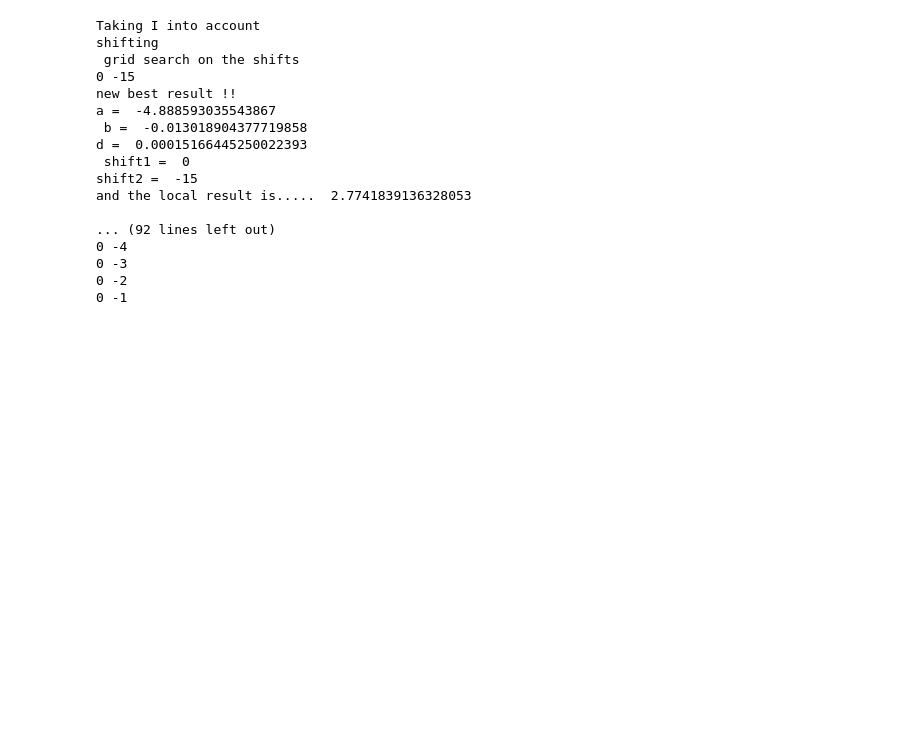
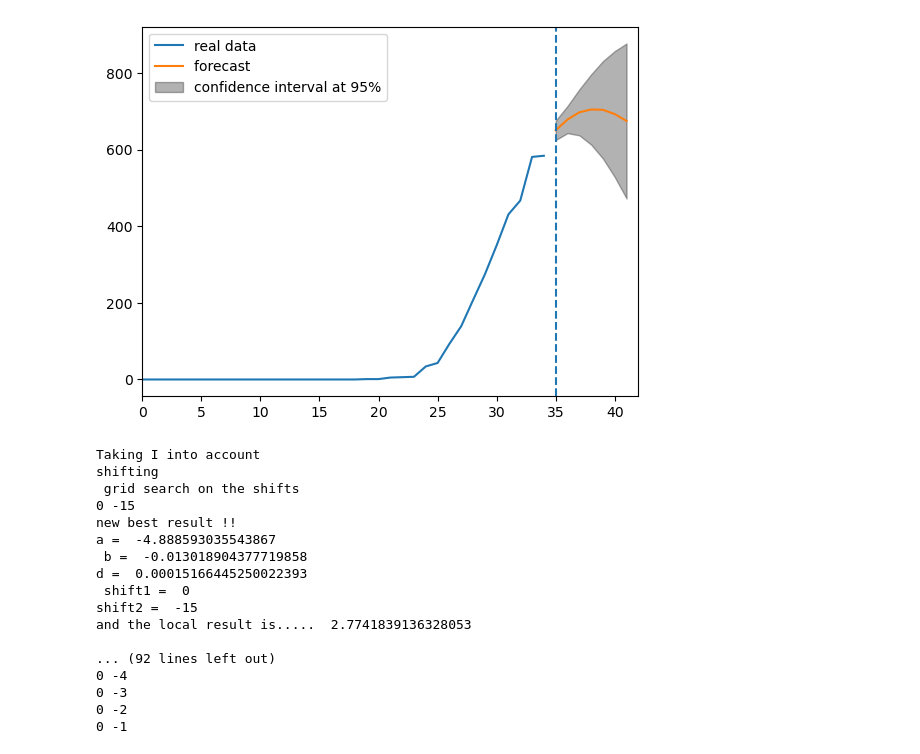
Before and after one commit to gregoirebechade/covid_internship, a Jupyter notebook: 04_exploring.ipynb, the cells around one changed output. Drawn from its saved outputs; the diff is of its cells as text; code cells hidden in the pictures; blank space fills up the shorter version.

```diff
--- a/04_exploring.ipynb
+++ b/04_exploring.ipynb
@@ -67,3 +97,9 @@ data =np.array([ new_deaths, n_infected, mob_17_days_ahead ])
+# %%
+myarima=ARIMA_Model()
+myarima.train(dates_of_pandemic_train, data_train[0])
+myarima.plot(7, 0.05)
+# %% [output]
+[figure, added]
 # %%
 mysir=Multi_SIRD_model()
 
```
Also changed, not shown: parts of 5 cells of this notebook, 2 other files.
